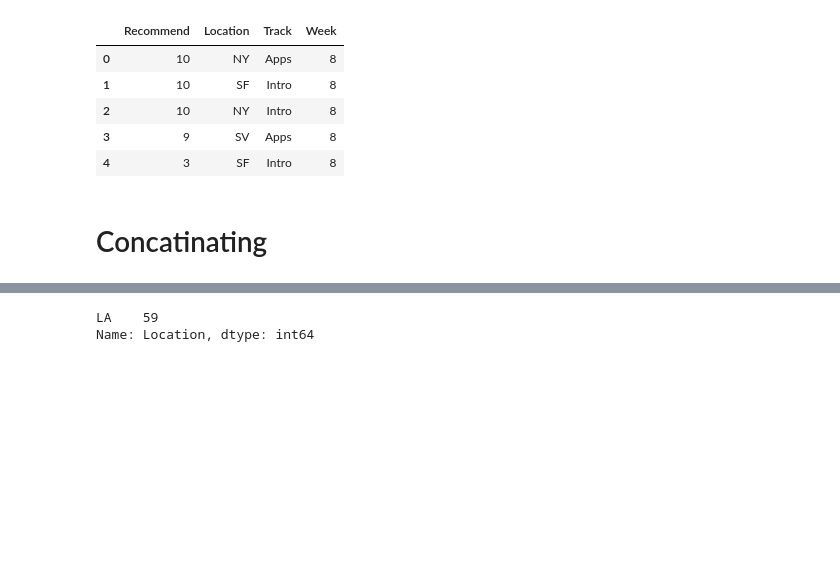
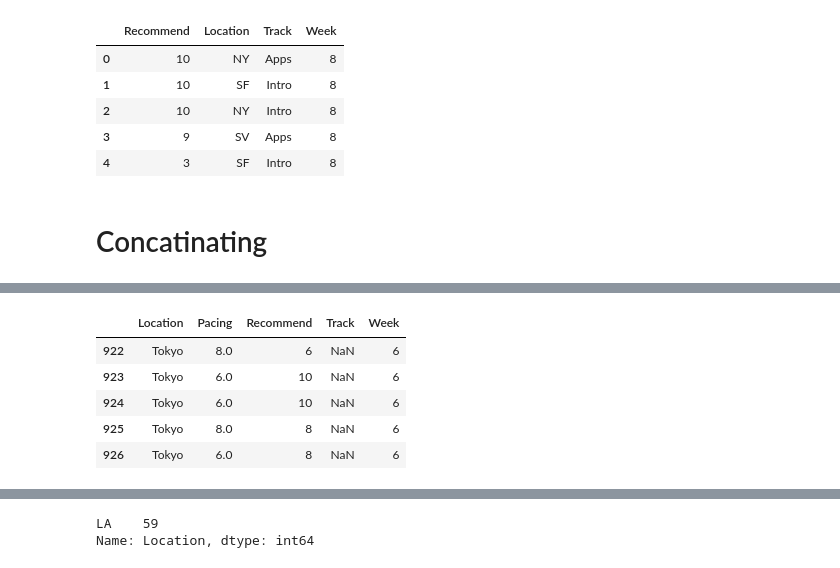
Before and after one commit to Sukhrobjon/DS-1.1, a Jupyter notebook: summer_academy_NPS/second_data_2016.ipynb, the cells around one changed output, grey strips where cells are left out. Saved outputs shown, nothing was run; the diff lists cells and outputs as text; code cells hidden in the pictures; blank space fills up the shorter version.

```diff
--- a/summer_academy_NPS/second_data_2016.ipynb
+++ b/summer_academy_NPS/second_data_2016.ipynb
@@ -268,3 +247,14 @@ df8
+# %%
+final = pd.concat([df8, df], sort=True)
+# %%
+final.tail()
+# %% [output]
+|  | Location | Pacing | Recommend | Track | Week |
+| 922 | Tokyo | 8.0 | 6 | NaN | 6 |
+| 923 | Tokyo | 6.0 | 10 | NaN | 6 |
+| 924 | Tokyo | 6.0 | 10 | NaN | 6 |
+| 925 | Tokyo | 8.0 | 8 | NaN | 6 |
+| 926 | Tokyo | 6.0 | 8 | NaN | 6 |
 # %%
 len(df[df["Pacing"] > 7 ])/len(df["Pacing"])
 # %% [output]
```
Also changed, not shown: parts of 7 cells of this notebook, 1 other file.
